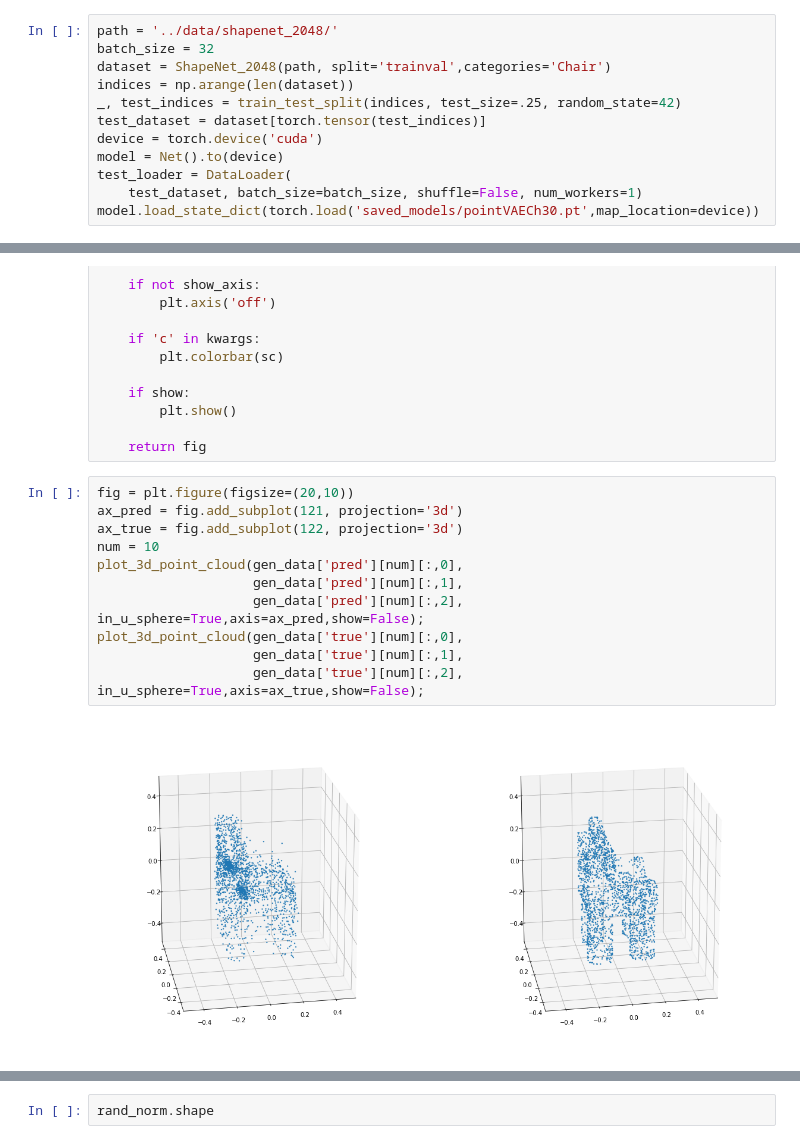
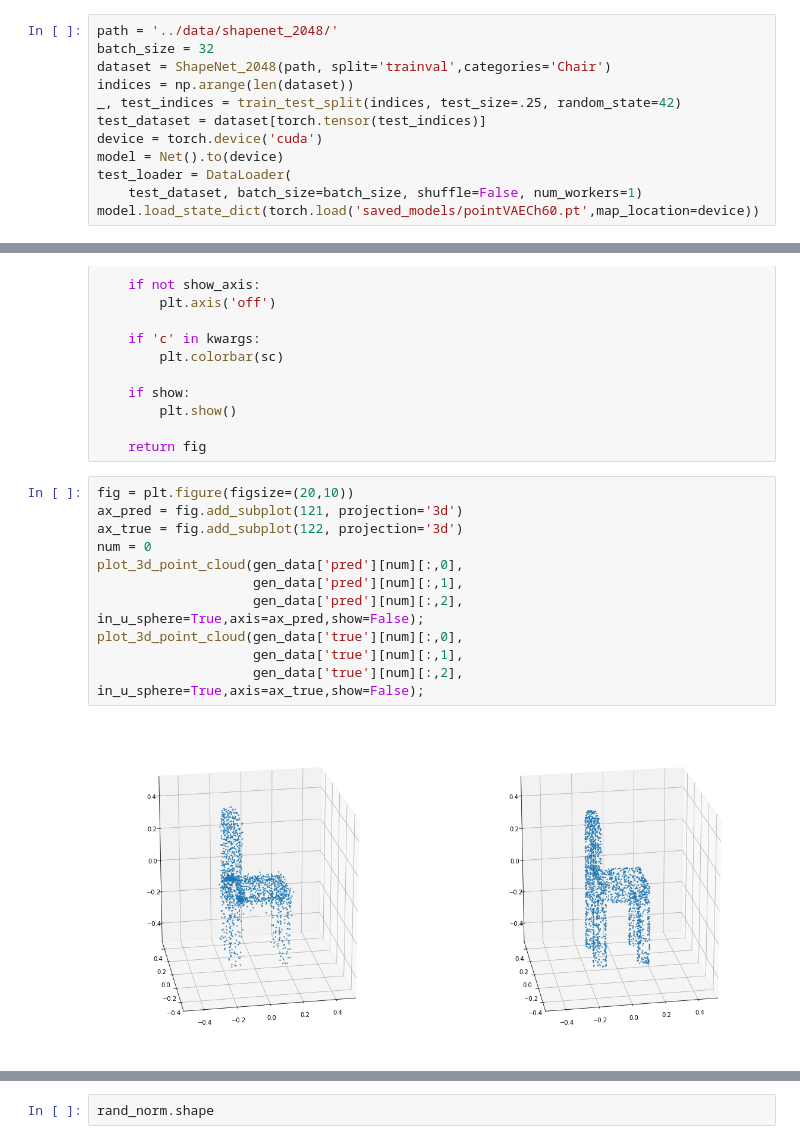
Before and after one commit to RaminHasibi/pointCloudAE, a Jupyter notebook: eval_VAE.ipynb, the cells around one changed output, grey strips where cells are left out. Drawn from its saved outputs; the diff is of its cells as text.

```diff
--- a/eval_VAE.ipynb
+++ b/eval_VAE.ipynb
@@ -19,7 +19,7 @@ device = torch.device('cuda')
 model = Net().to(device)
 test_loader = DataLoader(
     test_dataset, batch_size=batch_size, shuffle=False, num_workers=1)
-model.load_state_dict(torch.load('saved_models/pointVAECh30.pt',map_location=device))
+model.load_state_dict(torch.load('saved_models/pointVAECh60.pt',map_location=device))
 # %% [output]
 <All keys matched successfully>
 # %%
@@ -80,16 +80,16 @@ def plot_3d_point_cloud(x, y, z, show=True, show_axis=True, in_u_sphere=False, m
 # %%
 fig = plt.figure(figsize=(20,10))
 ax_pred = fig.add_subplot(121, projection='3d')
 ax_true = fig.add_subplot(122, projection='3d')
-num = 10
+num = 0
 plot_3d_point_cloud(gen_data['pred'][num][:,0],
                     gen_data['pred'][num][:,1],
                     gen_data['pred'][num][:,2], in_u_sphere=True,axis=ax_pred,show=False);
 plot_3d_point_cloud(gen_data['true'][num][:,0],
                     gen_data['true'][num][:,1],
                     gen_data['true'][num][:,2], in_u_sphere=True,axis=ax_true,show=False);
 # %% [output]
-[figure, old version]
+[figure, new version]
 # %%
 num_samples = 10
 encode_dim = 128
```
Also changed, not shown: parts of 1 cell of this notebook, 3 other files.
